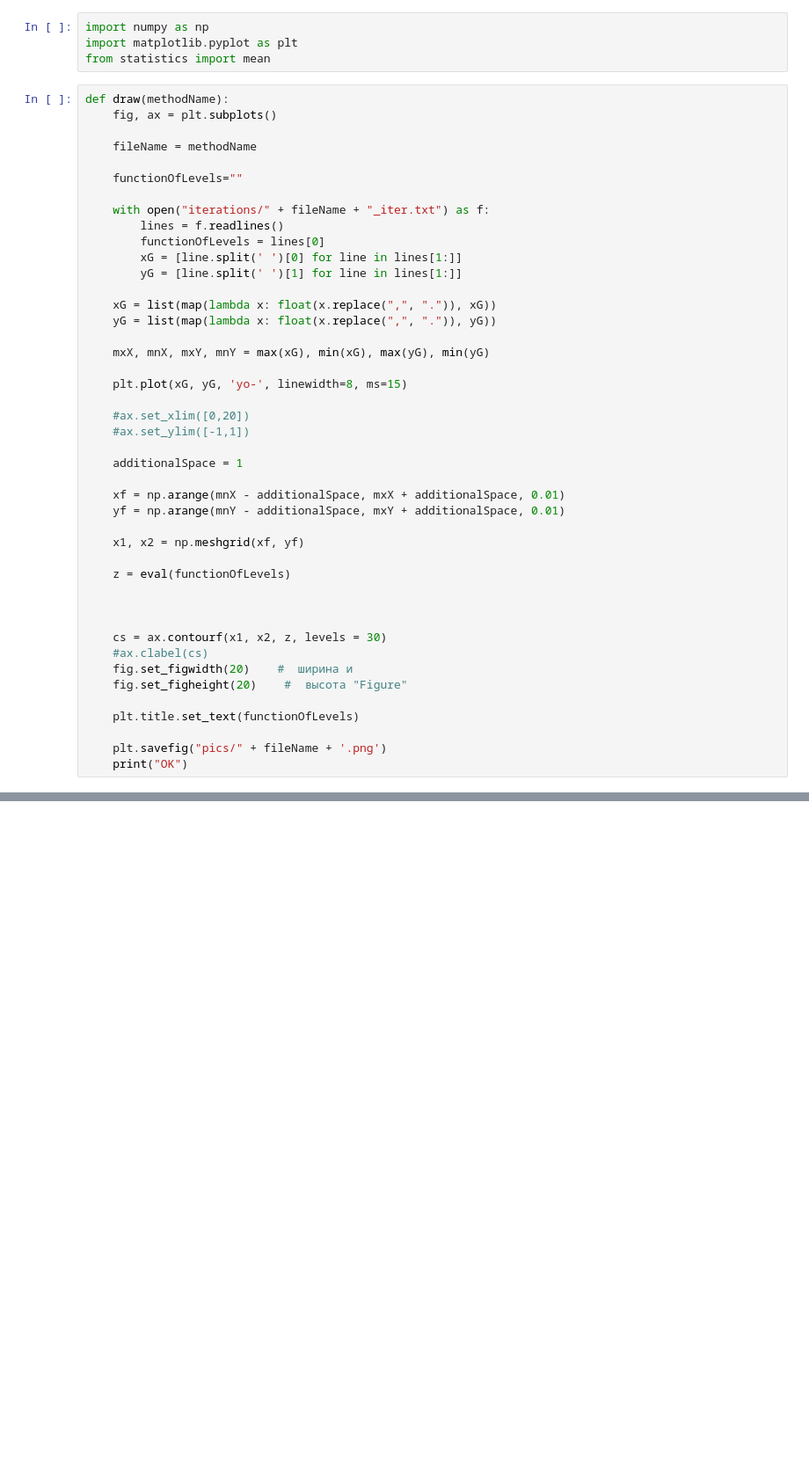
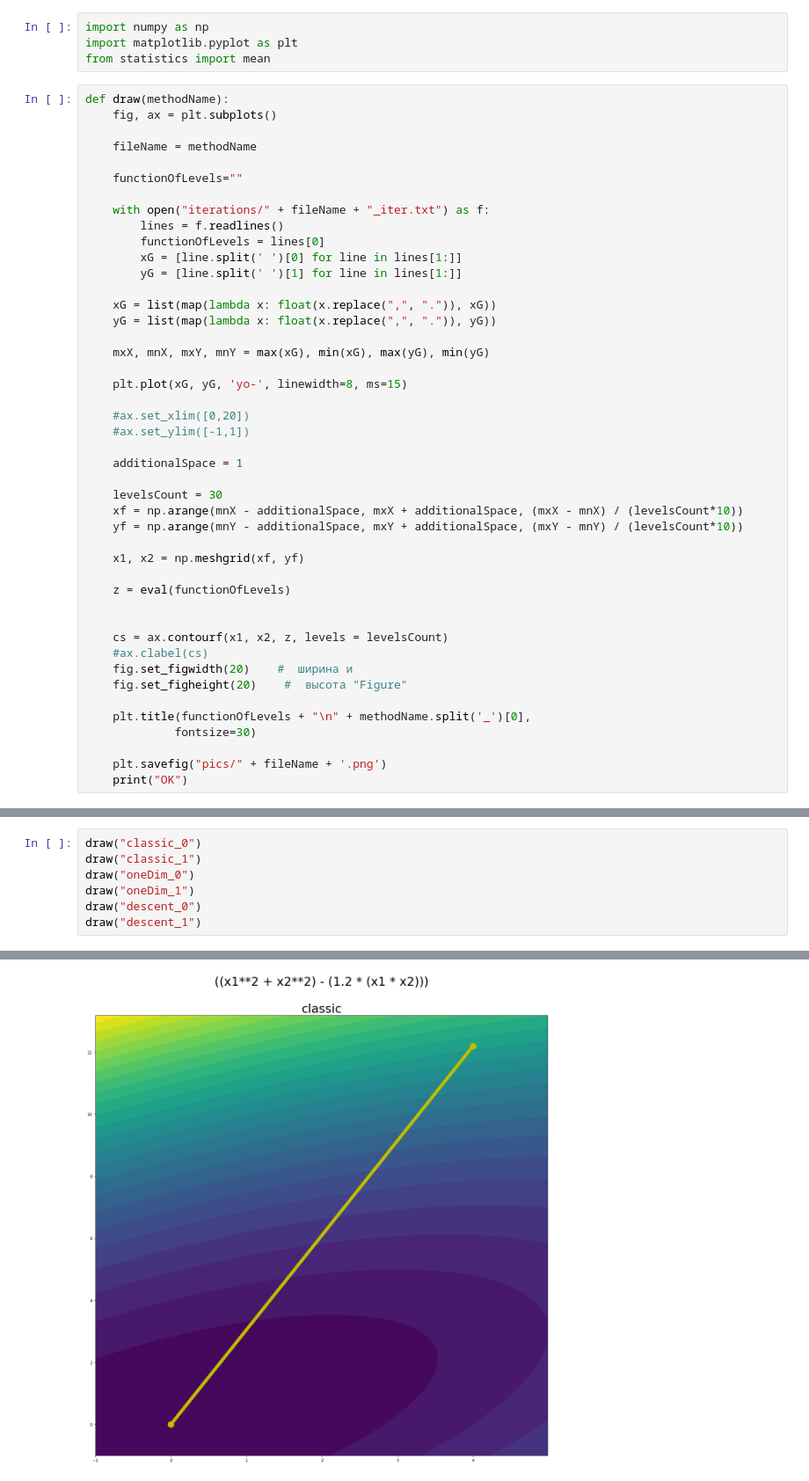
Before and after one commit to Brat-vseznamus/optimization-methods, a Jupyter notebook: pythonUtils/Graphs.ipynb, the cells around one changed output, grey strips where cells are left out. Shown: that part at 88% size. Cells and saved outputs as stored; diff of their text form; blank space fills up the shorter version.

```diff
--- a/pythonUtils/Graphs.ipynb
+++ b/pythonUtils/Graphs.ipynb
@@ -28,21 +28,22 @@ def draw(methodName):
 
     additionalSpace = 1
 
-    xf = np.arange(mnX - additionalSpace, mxX + additionalSpace, 0.01)
-    yf = np.arange(mnY - additionalSpace, mxY + additionalSpace, 0.01)
+    levelsCount = 30
+    xf = np.arange(mnX - additionalSpace, mxX + additionalSpace, (mxX - mnX) / (levelsCount*10))
+    yf = np.arange(mnY - additionalSpace, mxY + additionalSpace, (mxY - mnY) / (levelsCount*10))
 
     x1, x2 = np.meshgrid(xf, yf)
 
     z = eval(functionOfLevels)
 
 
-
-    cs = ax.contourf(x1, x2, z, levels = 30)
+    cs = ax.contourf(x1, x2, z, levels = levelsCount)
     #ax.clabel(cs)
     fig.set_figwidth(20)    #  ширина и
     fig.set_figheight(20)    #  высота "Figure"
 
-    plt.title.set_text(functionOfLevels)
+    plt.title(functionOfLevels + "\n" + methodName.split('_')[0],
+             fontsize=30)
 
     plt.savefig("pics/" + fileName + '.png')
     print("OK")
@@ -52,0 +50,8 @@ draw("descent")
+# %%
+draw("classic_0")
+draw("classic_1")
+draw("oneDim_0")
+draw("oneDim_1")
+draw("descent_0")
+draw("descent_1")
+# %% [output]
@@ -52,0 +64 @@ draw("descent")
+[figure, added]
```
Also changed, not shown: parts of 3 cells of this notebook, 14 other files.
